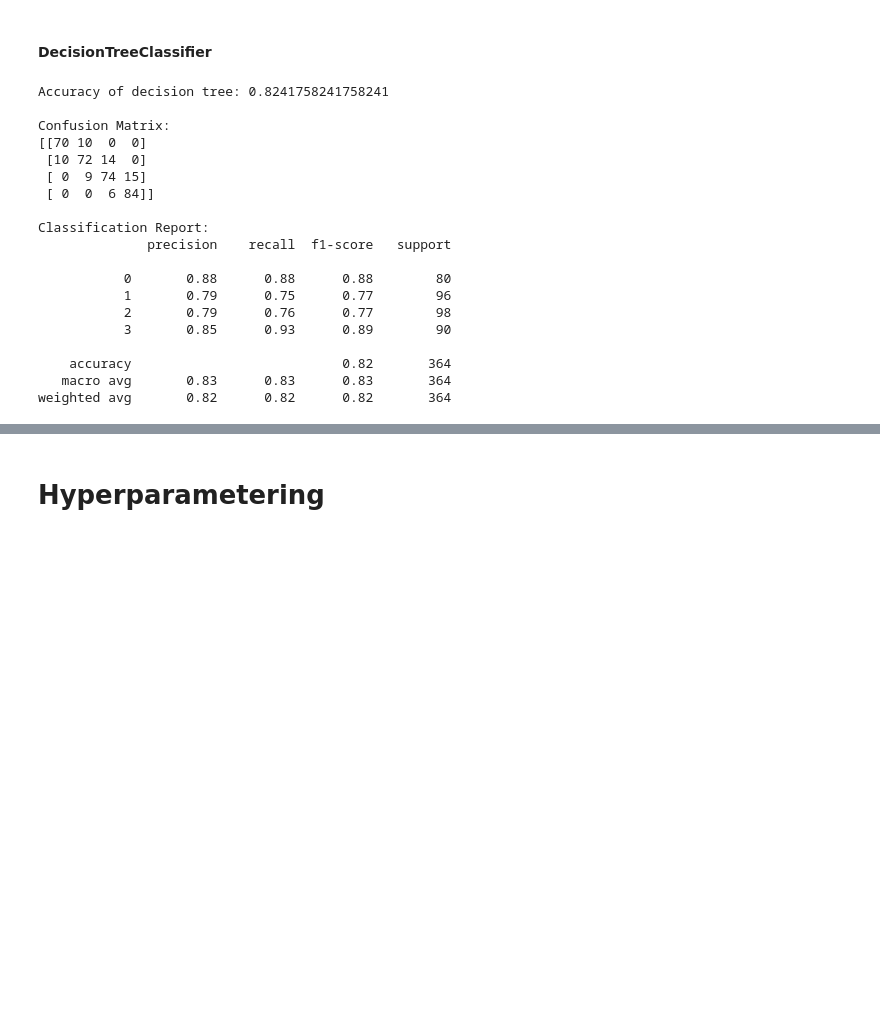
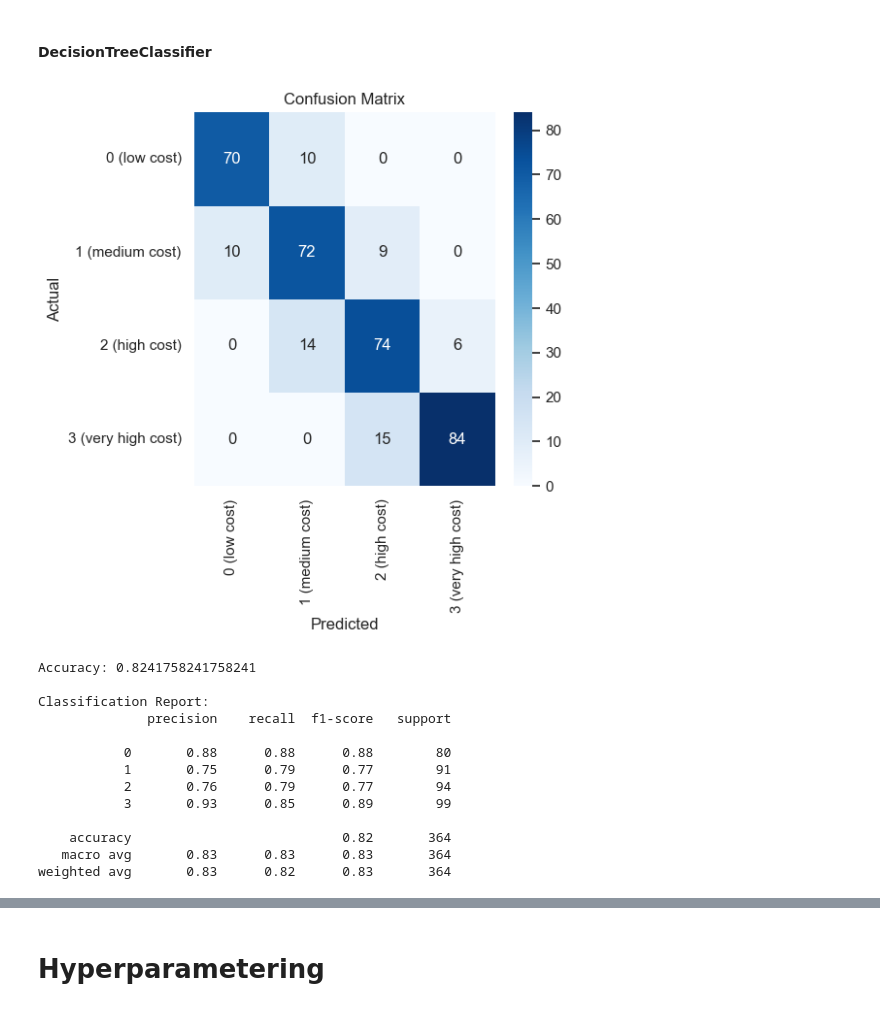
Before and after one commit to MarkkusKoddala/MobilePriceClassification, a Jupyter notebook: mobilepricepredictor.ipynb, the cells around one changed output, grey strips where cells are left out. Saved outputs shown, nothing was run; the diff lists cells and outputs as text; code cells hidden in the pictures; blank space fills up the shorter version.

```diff
--- a/mobilepricepredictor.ipynb
+++ b/mobilepricepredictor.ipynb
@@ -460,38 +454,24 @@ Accuracy of RandomForestClassifier: 0.8929
 # %% [markdown]
 <h4>DecisionTreeClassifier</h4>
-# %%
-decision_tree = DecisionTreeClassifier(random_state=42)
-decision_tree.fit(X_train, y_train)
-
-y_pred = decision_tree.predict(X_test)
-
-accuracy = accuracy_score(y_test, y_pred)
-print('Accuracy of decision tree<h4>DecisionTreeClassifier</h4>:', accuracy)
-
-conf_matrix = confusion_matrix(y_test, y_pred)
-print("\nConfusion Matrix:")
-print(conf_matrix)
-
-class_report = classification_report(y_test, y_pred)
-print("\nClassification Report:")
-print(class_report)
-# %% [output]
-Accuracy of decision tree: 0.8241758241758241
-
-Confusion Matrix:
-[[70 10  0  0]
- [10 72 14  0]
- [ 0  9 74 15]
- [ 0  0  6 84]]
-
-Classification Report:
-              precision    recall  f1-score   support
-
-           0       0.88      0.88      0.88        80
-           1       0.79      0.75      0.77        96
-           2       0.79      0.76      0.77        98
-           3       0.85      0.93      0.89        90
-
-    accuracy                           0.82       364
-   macro avg       0.83      0.83      0.83       364
-weighted avg       0.82      0.82      0.82       364
+# %%
+decision_tree = DecisionTreeClassifier(random_state=42)
+decision_tree.fit(X_train, y_train)
+
+y_pred = decision_tree.predict(X_test)
+
+plot_confusion_matrix_with_report(y_pred, y_test)
+# %% [output]
+[figure, added]
+Accuracy: 0.8241758241758241
+
+Classification Report:
+              precision    recall  f1-score   support
+
+           0       0.88      0.88      0.88        80
+           1       0.75      0.79      0.77        91
+           2       0.76      0.79      0.77        94
+           3       0.93      0.85      0.89        99
+
+    accuracy                           0.82       364
+   macro avg       0.83      0.83      0.83       364
+weighted avg       0.83      0.82      0.83       364
```
Also changed, not shown: parts of 37 cells of this notebook.
